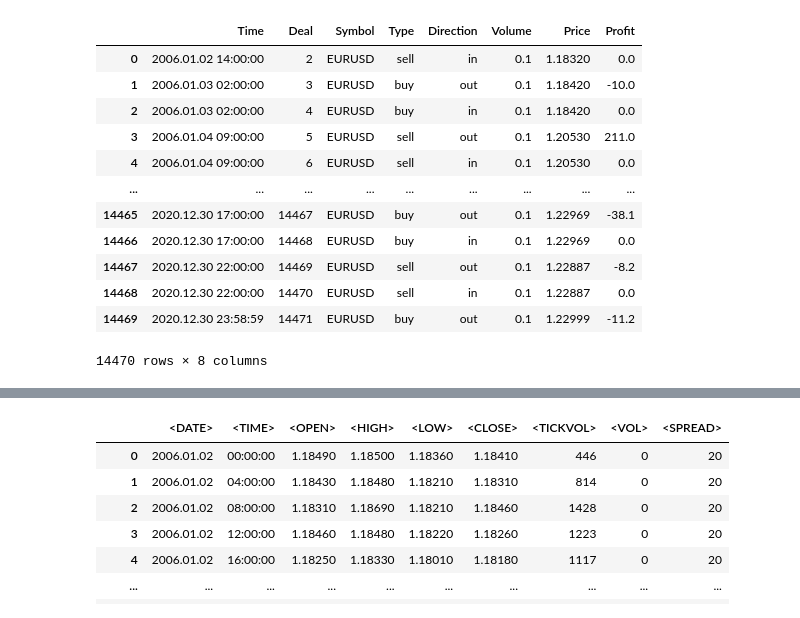
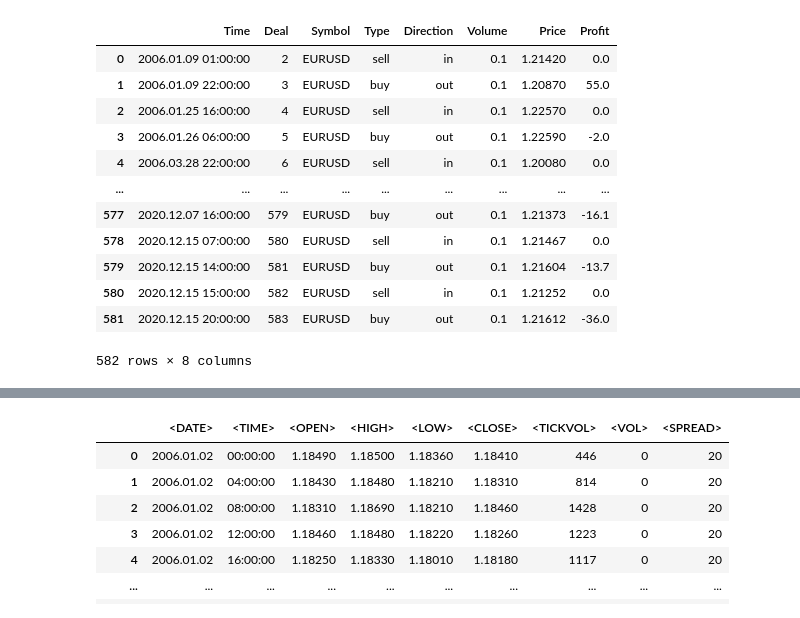
Before and after one commit to gcunharodrigues/AlgoTrading, a Jupyter notebook: algo_notebook.ipynb, the cells around one changed output, grey strips where cells are left out. Saved outputs shown, nothing was run; the diff lists cells and outputs as text; code cells hidden in the pictures.

```diff
--- a/algo_notebook.ipynb
+++ b/algo_notebook.ipynb
@@ -1,27 +1,27 @@
 # %%
 import pandas as pd
 import numpy as np
 import talib
 
-file = 'data/ReportTester-50760857-EURUSD.csv'
+file = 'data/ReportTester-50760857-EURUSD-sell1.csv'
 positions = pd.read_csv(file)
 positions.dropna(inplace=True)
 
 positions
 # %% [output]
 |  | Time | Deal | Symbol | Type | Direction | Volume | Price | Profit |
-| 0 | 2006.01.02 14:00:00 | 2 | EURUSD | sell | in | 0.1 | 1.18320 | 0.0 |
-| 1 | 2006.01.03 02:00:00 | 3 | EURUSD | buy | out | 0.1 | 1.18420 | -10.0 |
-| 2 | 2006.01.03 02:00:00 | 4 | EURUSD | buy | in | 0.1 | 1.18420 | 0.0 |
-| 3 | 2006.01.04 09:00:00 | 5 | EURUSD | sell | out | 0.1 | 1.20530 | 211.0 |
-| 4 | 2006.01.04 09:00:00 | 6 | EURUSD | sell | in | 0.1 | 1.20530 | 0.0 |
+| 0 | 2006.01.09 01:00:00 | 2 | EURUSD | sell | in | 0.1 | 1.21420 | 0.0 |
+| 1 | 2006.01.09 22:00:00 | 3 | EURUSD | buy | out | 0.1 | 1.20870 | 55.0 |
+| 2 | 2006.01.25 16:00:00 | 4 | EURUSD | sell | in | 0.1 | 1.22570 | 0.0 |
+| 3 | 2006.01.26 06:00:00 | 5 | EURUSD | buy | out | 0.1 | 1.22590 | -2.0 |
+| 4 | 2006.03.28 22:00:00 | 6 | EURUSD | sell | in | 0.1 | 1.20080 | 0.0 |
 | ... | ... | ... | ... | ... | ... | ... | ... | ... |
-| 14465 | 2020.12.30 17:00:00 | 14467 | EURUSD | buy | out | 0.1 | 1.22969 | -38.1 |
-| 14466 | 2020.12.30 17:00:00 | 14468 | EURUSD | buy | in | 0.1 | 1.22969 | 0.0 |
-| 14467 | 2020.12.30 22:00:00 | 14469 | EURUSD | sell | out | 0.1 | 1.22887 | -8.2 |
-| 14468 | 2020.12.30 22:00:00 | 14470 | EURUSD | sell | in | 0.1 | 1.22887 | 0.0 |
-| 14469 | 2020.12.30 23:58:59 | 14471 | EURUSD | buy | out | 0.1 | 1.22999 | -11.2 |
+| 577 | 2020.12.07 16:00:00 | 579 | EURUSD | buy | out | 0.1 | 1.21373 | -16.1 |
+| 578 | 2020.12.15 07:00:00 | 580 | EURUSD | sell | in | 0.1 | 1.21467 | 0.0 |
+| 579 | 2020.12.15 14:00:00 | 581 | EURUSD | buy | out | 0.1 | 1.21604 | -13.7 |
+| 580 | 2020.12.15 15:00:00 | 582 | EURUSD | sell | in | 0.1 | 1.21252 | 0.0 |
+| 581 | 2020.12.15 20:00:00 | 583 | EURUSD | buy | out | 0.1 | 1.21612 | -36.0 |
-14470 rows × 8 columns
+582 rows × 8 columns
 # %%
 aux_positions_1 = pd.DataFrame()
 aux_positions_2 = pd.DataFrame()
```
Also changed, not shown: parts of 10 cells of this notebook, 25 other files.
